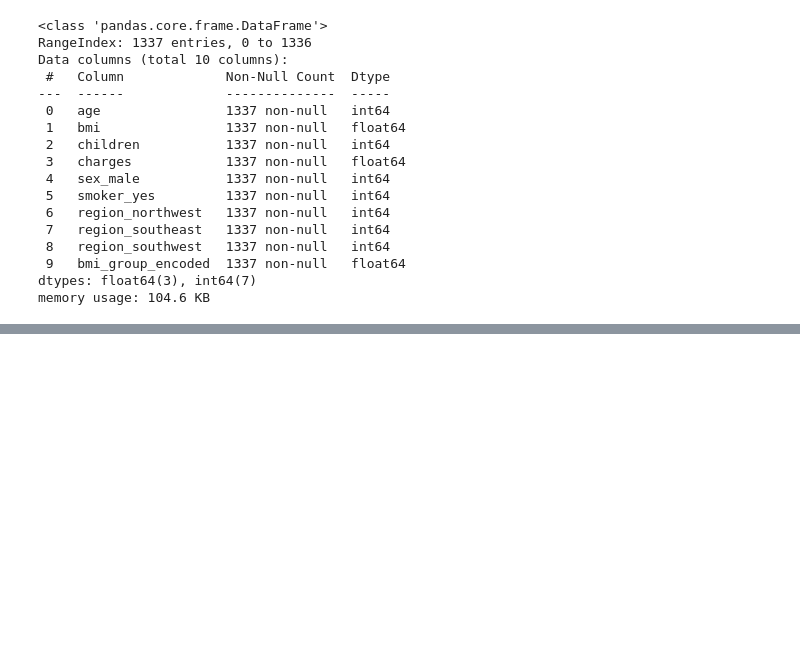
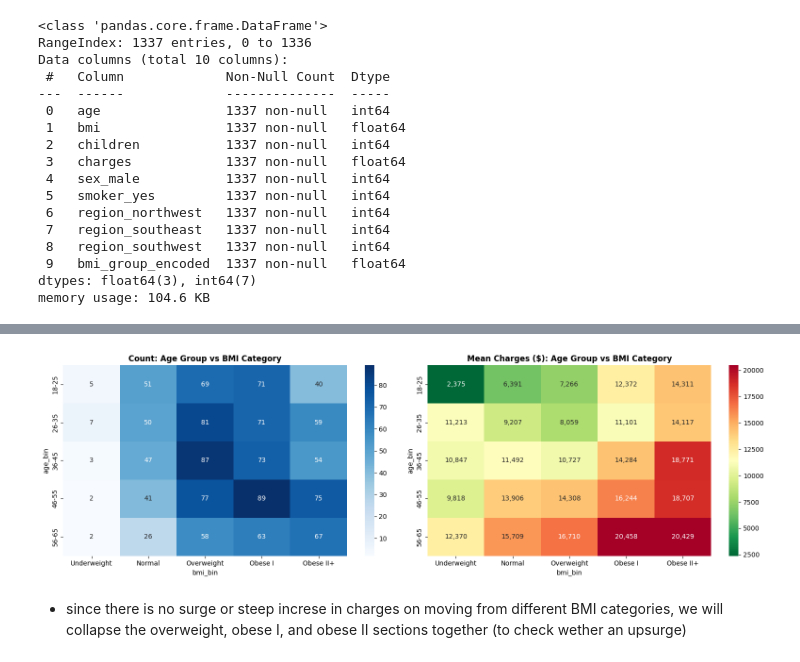
Before and after one commit to aparna-2001/medical-insurance-charges-ML-model-2021-2025, a Jupyter notebook: medical_insurance_charges_ML_model_2021_2025.ipynb, the cells around one changed output, grey strips where cells are left out. Drawn from its saved outputs; the diff is of its cells as text; code cells hidden in the pictures; blank space fills up the shorter version.

```diff
--- a/medical_insurance_charges_ML_model_2021_2025.ipynb
+++ b/medical_insurance_charges_ML_model_2021_2025.ipynb
@@ -342,0 +400,27 @@ memory usage: 104.6 KB
+# %%
+# Bin age and BMI into categories first
+medical_df['age_bin'] = pd.cut(medical_df['age'],
+                                bins=[18, 25, 35, 45, 55, 65],
+                                labels=['18-25', '26-35', '36-45', '46-55', '56-65'])
+
+medical_df['bmi_bin'] = pd.cut(medical_df['bmi'],
+                                bins=[0, 18.5, 25, 30, 35, 60],
+                                labels=['Underweight', 'Normal', 'Overweight', 'Obese I', 'Obese II+'])
+
+# Crosstab — counts
+crosstab = pd.crosstab(medical_df['age_bin'], medical_df['bmi_bin'])
+print("=== COUNT ===")
+print(crosstab)
+
+# Crosstab — percentages (row-wise)
+crosstab_pct = pd.crosstab(medical_df['age_bin'], medical_df['bmi_bin'], normalize='index') * 100
+print("\n=== ROW % (what BMI category dominates each age group) ===")
+print(crosstab_pct.round(2))
+
+# Crosstab — mean charges per cell
+crosstab_charges = medical_df.pivot_table(values='charges',
+                                           index='age_bin',
+                                           columns='bmi_bin',
+                                           aggfunc='mean').round(2)
+print("\n=== MEAN CHARGES PER CELL ===")
+print(crosstab_charges)
@@ -342,0 +445,17 @@ memory usage: 104.6 KB
+# %%
+fig, axes = plt.subplots(1, 2, figsize=(16, 5))
+
+# Count heatmap
+sns.heatmap(crosstab, annot=True, fmt='d', cmap='Blues', ax=axes[0])
+axes[0].set_title('Count: Age Group vs BMI Category', fontweight='bold')
+
+# Mean charges heatmap
+sns.heatmap(crosstab_charges, annot=True, fmt=',.0f', cmap='RdYlGn_r', ax=axes[1])
+axes[1].set_title('Mean Charges ($): Age Group vs BMI Category', fontweight='bold')
+
+plt.tight_layout()
+plt.show()
+# %% [output]
+[figure, added]
+# %% [markdown]
+* since there is no surge or steep increse in charges on moving from different BMI categories, we will collapse the overweight, obese I, and obese II sections together (to check wether an upsurge)
```
Also changed, not shown: parts of 15 cells of this notebook.
